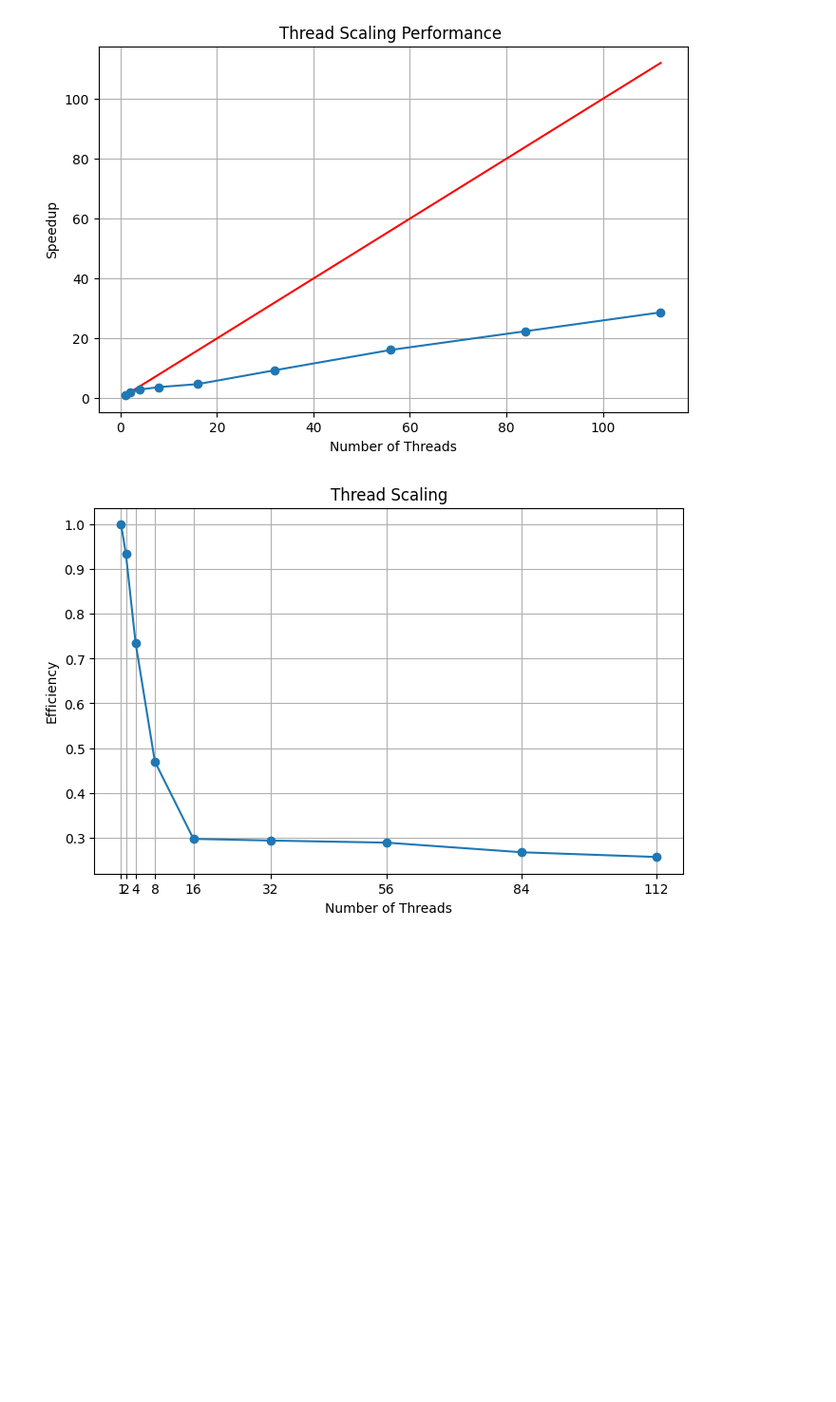
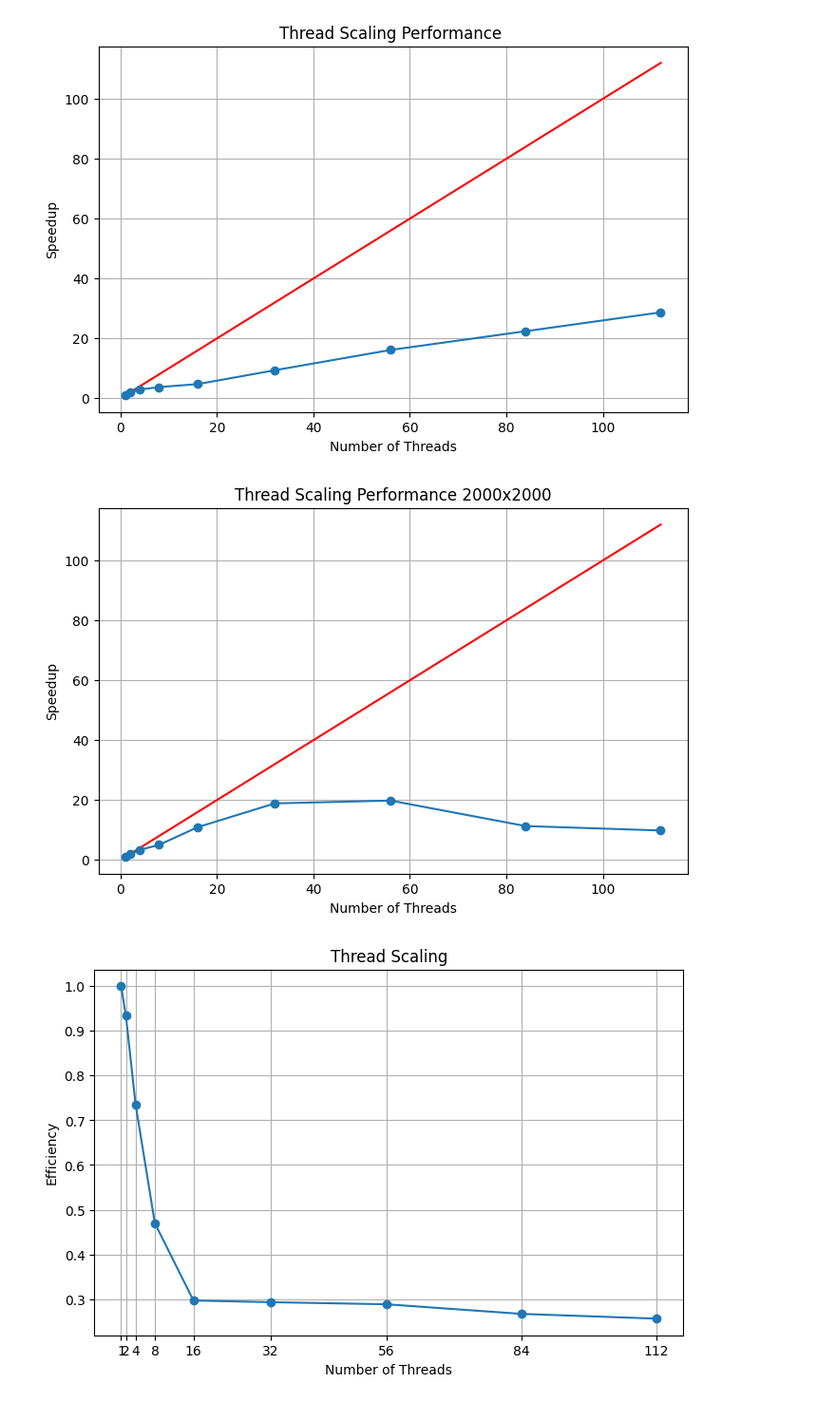
Before and after one commit to agnesevalentini/HPC_exam, a Jupyter notebook: final_plots.ipynb, the cells around one changed output. Shown at 95% size. Cells and saved outputs as stored; diff of their text form; code cells hidden in the pictures; blank space fills up the shorter version.

```diff
--- a/final_plots.ipynb
+++ b/final_plots.ipynb
@@ -154,6 +154,42 @@ plt.show()
 # to handle all these data
 # %% [output]
 [figure]
+# %%
+file_multi_2000 = glob.glob(r"C:\Users\agnes\Desktop\magistrale\hpc\HPC_exam\output\output\thread_scaling_*_threads.csv")
+
+data_multi_2000 = []
+
+for f in file_multi_2000:
+    # Extract number of threads from filename using regex
+    filename = os.path.basename(f)
+    match = re.search(r"thread_scaling_(\d+)_threads\.csv", filename)
+    if match:
+        threads = int(match.group(1))
+        df = pd.read_csv(f)
+
+        total_time = df["Mean_total_time"].iloc[0]
+        computation_time  = df["Mean_Computation_time"].iloc[0]
+        communication_time  = df["Mean_Communication_time"].iloc[0]
+        waiting_time = df["Mean_Waitall_time"].iloc[0]
+
+        data_multi_2000.append((threads, total_time, communication_time, computation_time, waiting_time))
+
+# Convert to DataFrame
+results_multi_2000 = pd.DataFrame(data_multi_2000, columns=["Threads", "Mean_total_time",
+                                      "Mean_Communication_time", "Mean_Computation_time", "Mean_Waitall_time"])
+results_multi_2000.sort_values("Threads", inplace=True)
+
+plt.figure(figsize=(8,5))
+plt.plot(results_multi_2000["Threads"], results_multi_2000["Threads"], color = 'red')
+# dividing serial time by parallel time to get speedup
+plt.plot(results_multi_2000["Threads"], results_multi_2000["Mean_total_time"].iloc[0]/results_multi_2000["Mean_total_time"], marker="o")
+plt.xlabel("Number of Threads")
+plt.ylabel("Speedup")
+plt.title("Thread Scaling Performance 2000x2000")
+plt.grid(True)
+plt.show()
+# %% [output]
+[figure, added]
 # %%
 # plotting speedup
 plt.figure(figsize=(8,5))
```
Also changed, not shown: parts of 1 cell of this notebook, 3 other files.
